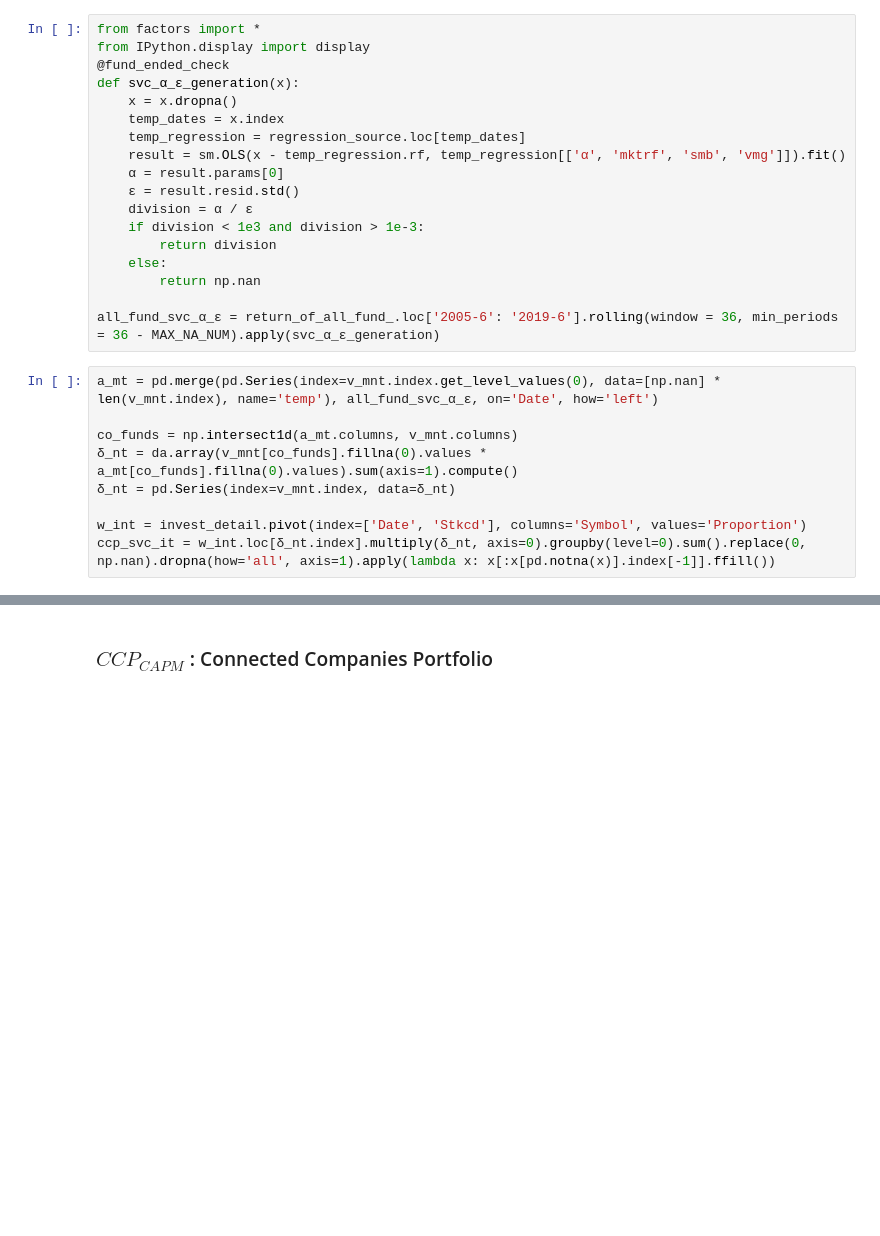
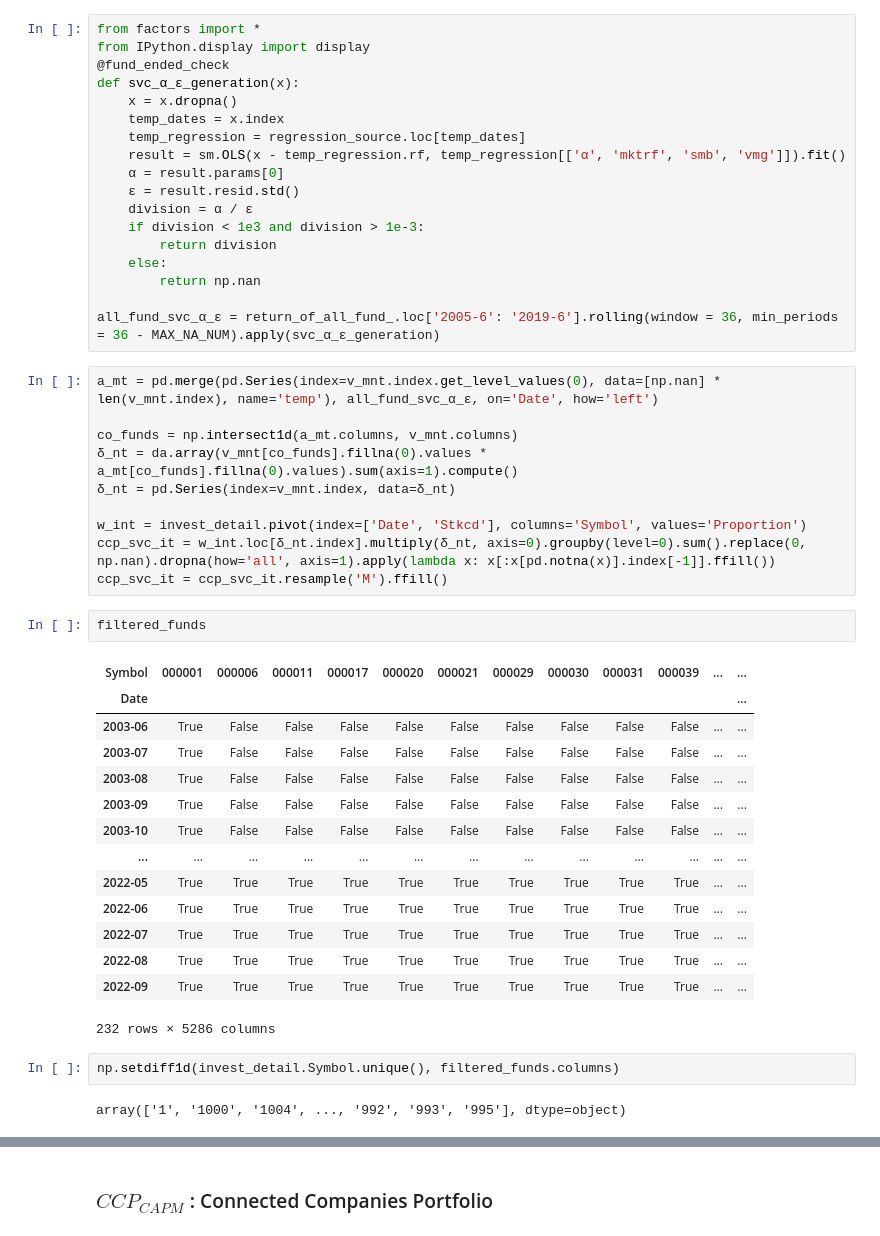
Before and after one commit to dacianpeng/mutual-fund-effective-or-not-Evidence-from-China, a Jupyter notebook: main.ipynb, the cells around one changed output, grey strips where cells are left out. Drawn from its saved outputs; the diff is of its cells as text; blank space fills up the shorter version.

```diff
--- a/main.ipynb
+++ b/main.ipynb
@@ -1407,3 +1389,25 @@ co_funds = np.intersect1d(a_mt.columns, v_mnt.columns)
 
 w_int = invest_detail.pivot(index=['Date', 'Stkcd'], columns='Symbol', values='Proportion')
 ccp_svc_it = w_int.loc[δ_nt.index].multiply(δ_nt, axis=0).groupby(level=0).sum().replace(0, np.nan).dropna(how='all', axis=1).apply(lambda x: x[:x[pd.notna(x)].index[-1]].ffill())
+ccp_svc_it = ccp_svc_it.resample('M').ffill()
+# %%
+filtered_funds
+# %% [output]
+| Symbol | 000001 | 000006 | 000011 | 000017 | 000020 | 000021 | 000029 | 000030 | 000031 | 000039 | ... | ... |
+| Date |  |  |  |  |  |  |  |  |  |  |  | ... |
+| 2003-06 | True | False | False | False | False | False | False | False | False | False | ... | ... |
+| 2003-07 | True | False | False | False | False | False | False | False | False | False | ... | ... |
+| 2003-08 | True | False | False | False | False | False | False | False | False | False | ... | ... |
+| 2003-09 | True | False | False | False | False | False | False | False | False | False | ... | ... |
+| 2003-10 | True | False | False | False | False | False | False | False | False | False | ... | ... |
+| ... | ... | ... | ... | ... | ... | ... | ... | ... | ... | ... | ... | ... |
+| 2022-05 | True | True | True | True | True | True | True | True | True | True | ... | ... |
+| 2022-06 | True | True | True | True | True | True | True | True | True | True | ... | ... |
+| 2022-07 | True | True | True | True | True | True | True | True | True | True | ... | ... |
+| 2022-08 | True | True | True | True | True | True | True | True | True | True | ... | ... |
+| 2022-09 | True | True | True | True | True | True | True | True | True | True | ... | ... |
+232 rows × 5286 columns
+# %%
+np.setdiff1d(invest_detail.Symbol.unique(), filtered_funds.columns)
+# %% [output]
+array(['1', '1000', '1004', ..., '992', '993', '995'], dtype=object)
```
Also changed, not shown: parts of 19 cells of this notebook, 1 other file.
